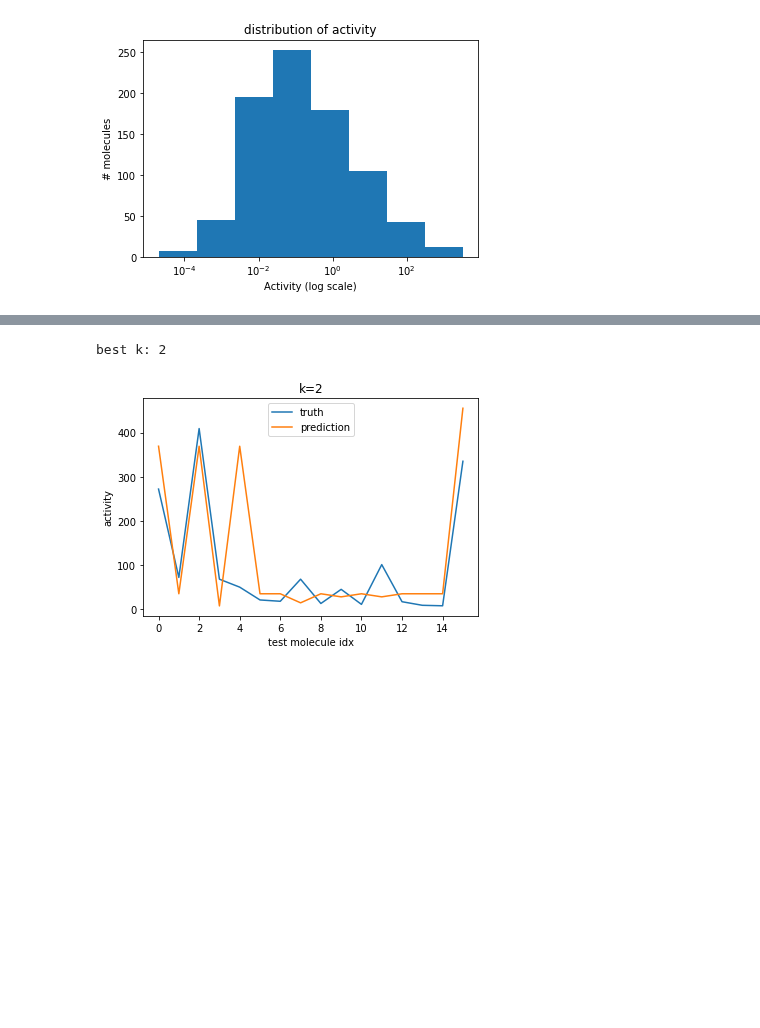
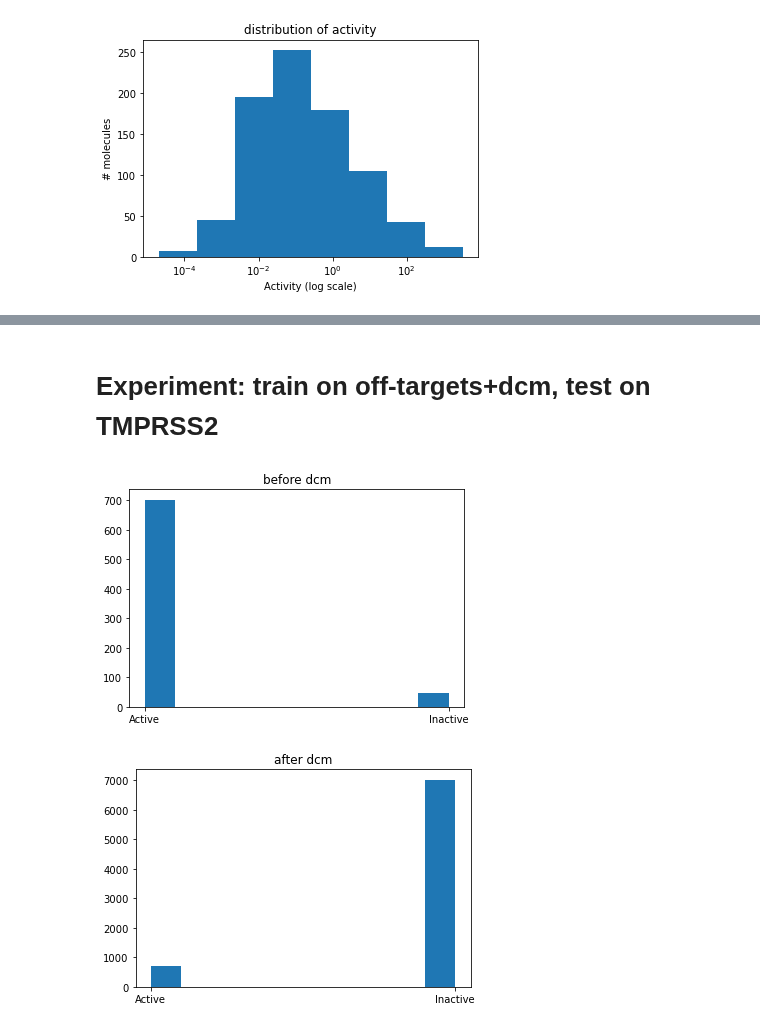
Before and after one commit to srensi/tmprss2, a Jupyter notebook: notebooks/knn.ipynb, the cells around one changed output, grey strips where cells are left out. Saved outputs shown, nothing was run; the diff lists cells and outputs as text; code cells hidden in the pictures; blank space fills up the shorter version.

```diff
--- a/notebooks/knn.ipynb
+++ b/notebooks/knn.ipynb
@@ -99,8 +128,0 @@ plt.show()
-# %%
-# show optimized knn predictions
-best_k = np.argmin(rmse)+1
-print(f"best k: {best_k}")
-plot_knn_acc(best_k)
-# %% [output]
-best k: 2
-[figure, removed]
@@ -106,0 +131,23 @@ best k: 2
+# %% [markdown]
+# Experiment: train on off-targets+dcm, test on TMPRSS2
+# %%
+train = dataset[dataset.target!='TMPRSS2']
+test = dataset[dataset.target=='TMPRSS2']
+
+train_X = np.stack(train.morgan_fingerprint)
+train_y = train.activity_target.values
+plt.figure()
+plt.hist(train_y)
+plt.title('before dcm')
+
+num_negatives = 10*np.count_nonzero(train_y == 'Active') - np.count_nonzero(train_y == 'Inactive')
+train_X, train_y = augment_with_dcm(train_X, train_y, num_negatives)
+plt.figure()
+plt.hist(train_y)
+plt.title('after dcm')
+
+test_X = np.stack(test.morgan_fingerprint)
+test_y = test.activity_target.values
+# %% [output]
+[figure, added]
+[figure, added]
```
Also changed, not shown: parts of 19 cells of this notebook.
